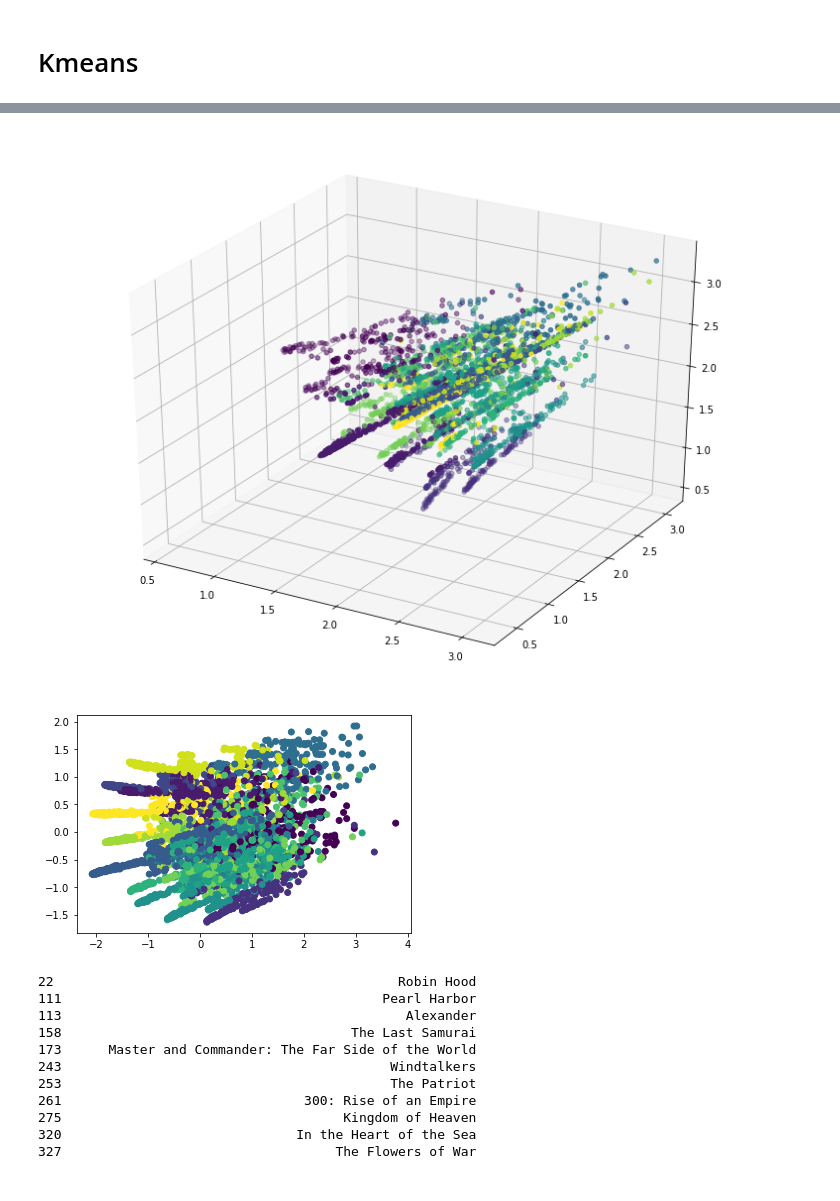
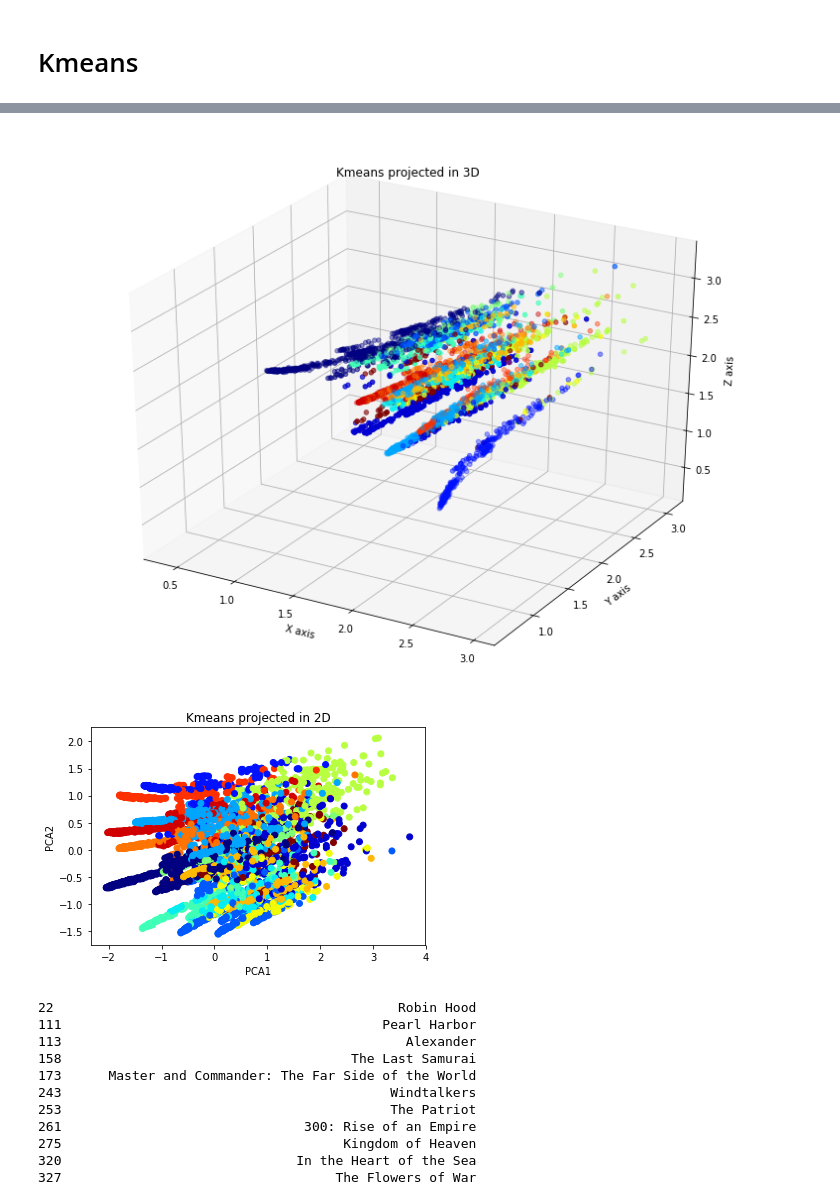
Before and after one commit to Coni63/OC_DS, a Jupyter notebook: P3/Film Recommander.ipynb, the cells around one changed output, grey strips where cells are left out. Drawn from its saved outputs; the diff is of its cells as text; code cells hidden in the pictures.

```diff
--- a/P3/Film Recommander.ipynb
+++ b/P3/Film Recommander.ipynb
@@ -1229,24 +1412,26 @@ df['label'] = kmeans.labels_
 # %%
 fig = plt.figure(figsize=(13,10))
 ax = fig.add_subplot(111, projection='3d')
-ax.scatter(X_embedded[:, 0], X_embedded[:, 1], X_embedded[:, 2], c=df['label'])
-plt.savefig("kmeans3d.png")
+ax.scatter(X_embedded[:, 0], X_embedded[:, 1], X_embedded[:, 2], c=df['label'], cmap="jet")
+plt.title("Kmeans projected in 3D")
+ax.set_xlabel('X axis')
+ax.set_ylabel('Y axis')
+ax.set_zlabel('Z axis')
+plt.savefig("img/kmeans3d.png")
 plt.show()
 # %% [output]
-[figure, old version]
+[figure, new version]
 # %%
-from sklearn.decomposition import PCA, IncrementalPCA
-X_proj = PCA(n_components=2).fit_transform(X_embedded)
+X_proj = PCA(n_components=3).fit_transform(X_embedded)
 
-plt.scatter(X_proj[:, 0], X_proj[:, 1], c=df['label'])
-
-# fig = plt.figure(figsize=(13,10))
-# #ax = fig.add_subplot(111, projection='3d')
-# plt.scatter(X_embedded[:, 0], X_embedded[:, 1], c=df2['label'])
-plt.savefig("kmeans2d.png")
+plt.scatter(X_proj[:, 0], X_proj[:, 1], c=df['label'], cmap="jet")
+plt.title("Kmeans projected in 2D")
+plt.xlabel('PCA1')
+plt.ylabel('PCA2')
+plt.savefig("img/kmeans2d.png")
 plt.show()
 # %% [output]
-[figure, old version]
+[figure, new version]
 # %%
 # for col, encoder in d.items():
 #     df[col]
```
Also changed, not shown: parts of 37 cells of this notebook, 29 other files.
